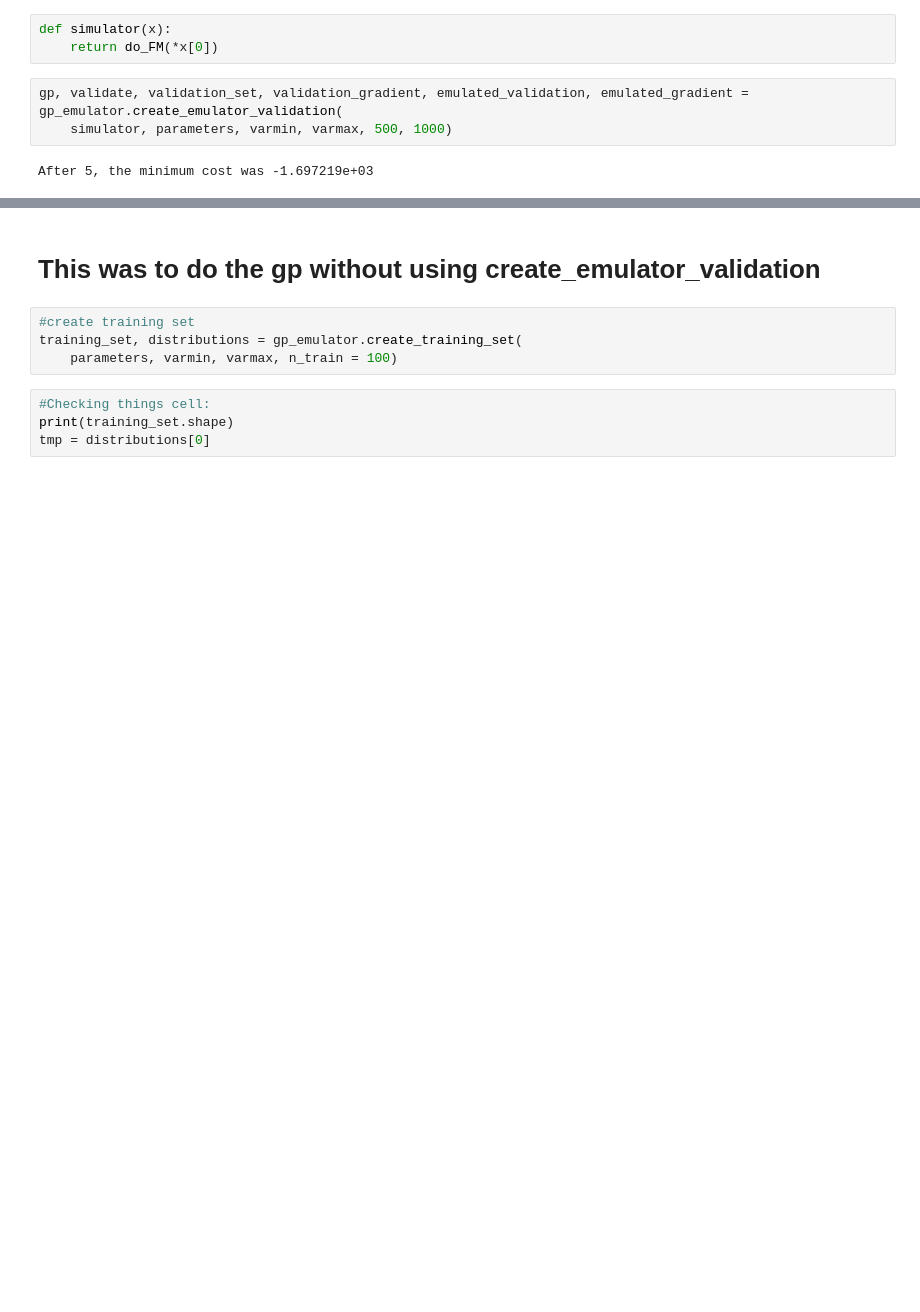
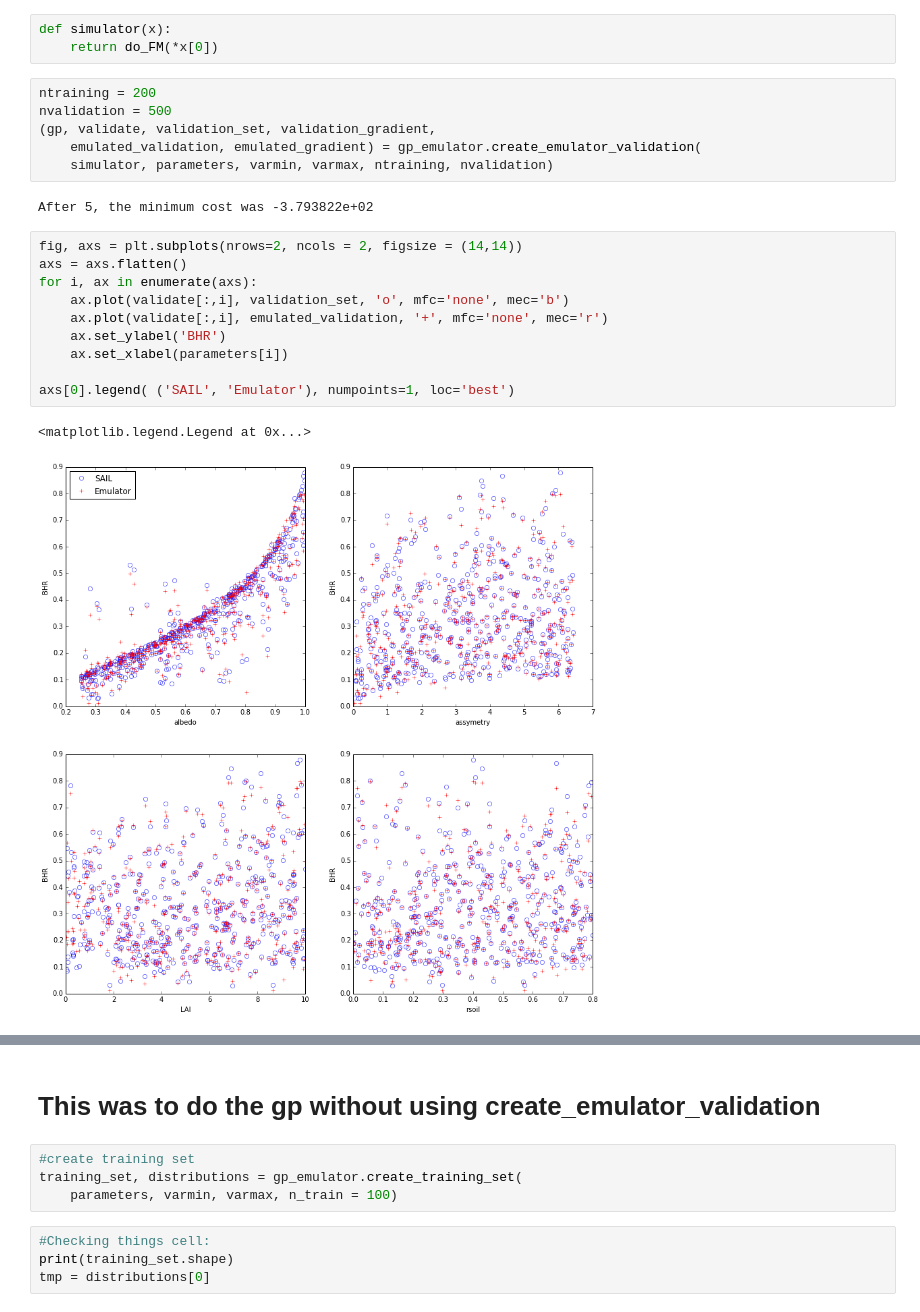
Before and after one commit to NPounder/synergy, a Jupyter notebook: generate_sail_emulator.ipynb, the cells around one changed output, grey strips where cells are left out. Saved outputs shown, nothing was run; the diff lists cells and outputs as text; blank space fills up the shorter version.

Commit message:
add more plotting capability

```diff
--- a/generate_sail_emulator.ipynb
+++ b/generate_sail_emulator.ipynb
@@ -39,10 +129,26 @@ varmax = [0.95, 0.95, 10.0, 0.95]
 def simulator(x):
     return do_FM(*x[0])
 # %%
-gp, validate, validation_set, validation_gradient, emulated_validation, emulated_gradient = gp_emulator.create_emulator_validation(
-    simulator, parameters, varmin, varmax, 500, 1000)
+ntraining = 200
+nvalidation = 500
+(gp, validate, validation_set, validation_gradient,
+    emulated_validation, emulated_gradient) = gp_emulator.create_emulator_validation(
+    simulator, parameters, varmin, varmax, ntraining, nvalidation)
 # %% [output]
-After 5, the minimum cost was -1.697219e+03
+After 5, the minimum cost was -3.793822e+02
+# %%
+fig, axs = plt.subplots(nrows=2, ncols = 2, figsize = (14,14))
+axs = axs.flatten()
+for i, ax in enumerate(axs):
+    ax.plot(validate[:,i], validation_set, 'o', mfc='none', mec='b')
+    ax.plot(validate[:,i], emulated_validation, '+', mfc='none', mec='r')
+    ax.set_ylabel('BHR')
+    ax.set_xlabel(parameters[i])
+
+axs[0].legend( ('SAIL', 'Emulator'), numpoints=1, loc='best')
+# %% [output]
+<matplotlib.legend.Legend at 0x...>
+[figure, added]
 # %%
 slope, intercept, r_value, p_value, std_err = linregress(
 validation_set, emulated_validation.squeeze())
```
Also changed, not shown: parts of 5 cells of this notebook.
